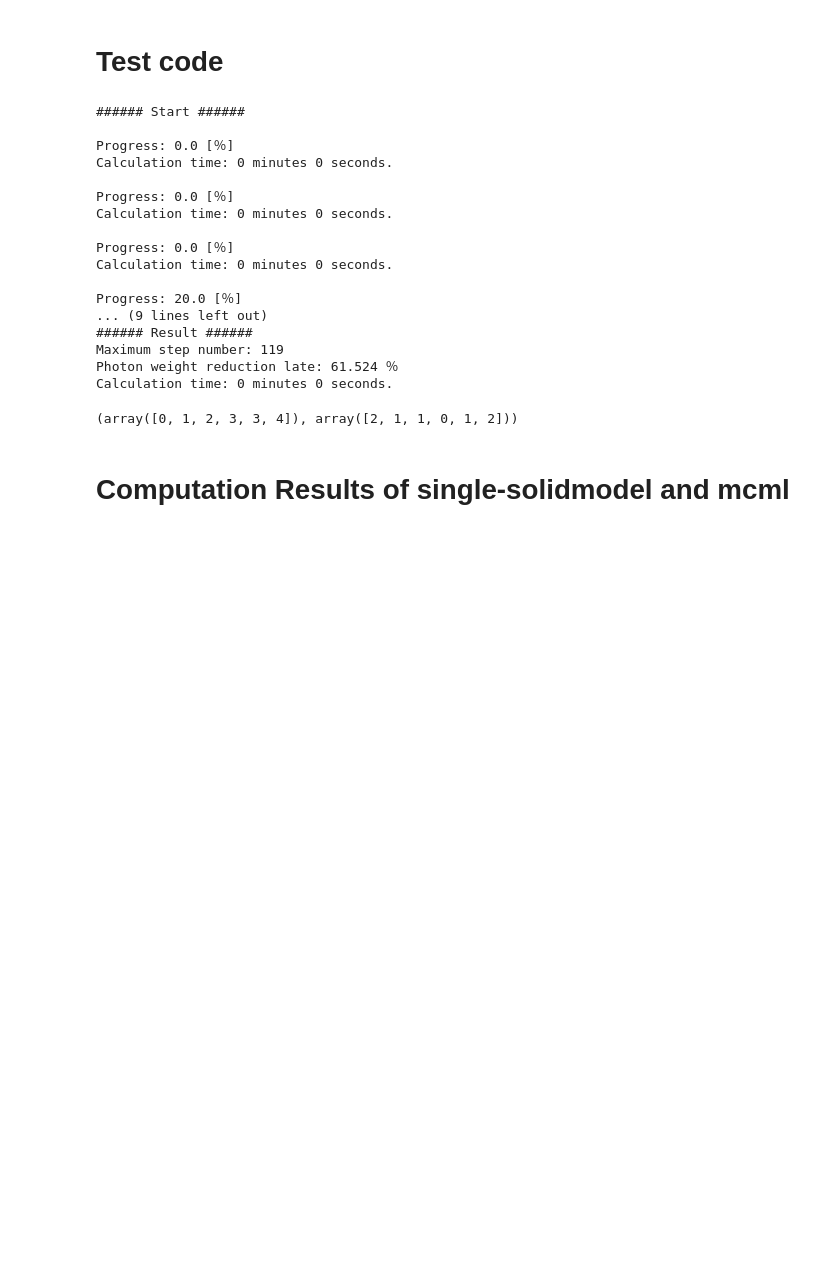
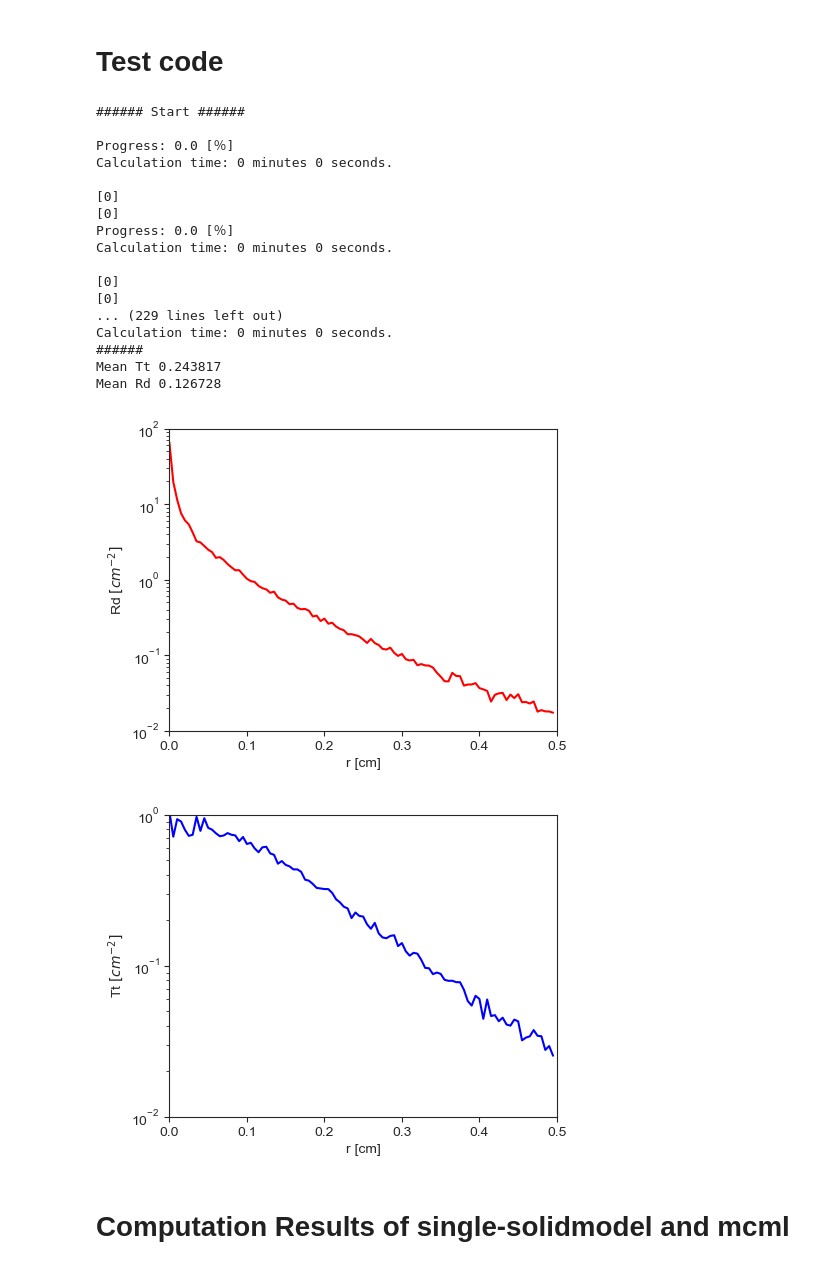
Before and after one commit to Kaname21Miura/pyMonteOpt, a Jupyter notebook: solidModel.ipynb, the cells around one changed output. Drawn from its saved outputs; the diff is of its cells as text; code cells hidden in the pictures; blank space fills up the shorter version.

```diff
--- a/solidModel.ipynb
+++ b/solidModel.ipynb
@@ -438,45 +469,70 @@ if list(aa)!=[]:
 # %% [markdown]
 # Test code
 # %%
+nPh = 100
+
 thickness=[0.1,0.1,0.2]
 ms = [100,10,10]
 ma = [1,1,2]
 g = [0.9,0.0,0.7]
 n = [1.37,1.37,1.37]
 n_air = 1.
+
 model = SolidPlateModel(thickness,ma,ms,g,n,n_air)
 monte = MonteCalroPh(model)
-nPh = 10
 p_result,v_result,w_result,trace = monte.startMonteCalro(nPh)
+
+Tt_index = np.where(v_result[2]>0)[0]
+Rd_index = np.where(v_result[2]<0)[0]
+print('######')
+print('Mean Tt %0.6f'%(w_result[Tt_index].sum()/nPh))
+print('Mean Rd %0.6f'%(w_result[Rd_index].sum()/nPh))
+print()
 # %% [output]
 ###### Start ######
 
 Progress: 0.0 [％]
 Calculation time: 0 minutes 0 seconds.
 
+[0]
+[0]
 Progress: 0.0 [％]
 Calculation time: 0 minutes 0 seconds.
 
-Progress: 0.0 [％]
+[0]
+[0]
+... (229 lines left out)
 Calculation time: 0 minutes 0 seconds.
-
-Progress: 20.0 [％]
-... (9 lines left out)
-###### Result ######
-Maximum step number: 119
-Photon weight reduction late: 61.524 ％
-Calculation time: 0 minutes 0 seconds.
+######
+Mean Tt 0.243817
+Mean Rd 0.126728
-# %%
-aa = [
-    [False,False,True],
-    [False,True, False],
-    [False,True,False],
-    [True,True,False],
-    [False,False,True],
-]
-np.where(aa)
-# %% [output]
-(array([0, 1, 2, 3, 3, 4]), array([2, 1, 1, 0, 1, 2]))
+# %%
+nn = 100
+dr = 0.005
+
+alphaRd,Rd = radialDistance(p_result[:,Rd_index],w_result[Rd_index],nn,dr)
+alphaTt,Tt = radialDistance(p_result[:,Tt_index],w_result[Tt_index],nn,dr)
+
+plt.figure(figsize=(5,4),dpi=100)
+plt.plot(alphaRd,Rd,'-',c = 'red')
+plt.yscale('log')
+plt.xlim(0,0.5)
+plt.ylim(10**-2,10**2)
+plt.xlabel('r [cm]')
+plt.ylabel('Rd $[cm^{-2}]$')
+plt.show()
+
+plt.figure(figsize=(5,4),dpi=100)
+plt.plot(alphaTt,Tt,'-',c = 'blue')
+plt.yscale('log')
+plt.xlim(0,0.5)
+plt.ylim(10**-2,1)
+plt.xlabel('r [cm]')
+plt.ylabel('Tt $[cm^{-2}]$')
+plt.show()
+# %% [output]
+[figure, added]
+[figure, added]
 # %% [markdown]
 # Computation Results of single-solidmodel and mcml
 # %% [markdown]
```
Also changed, not shown: parts of 13 cells of this notebook, 2 other files.
